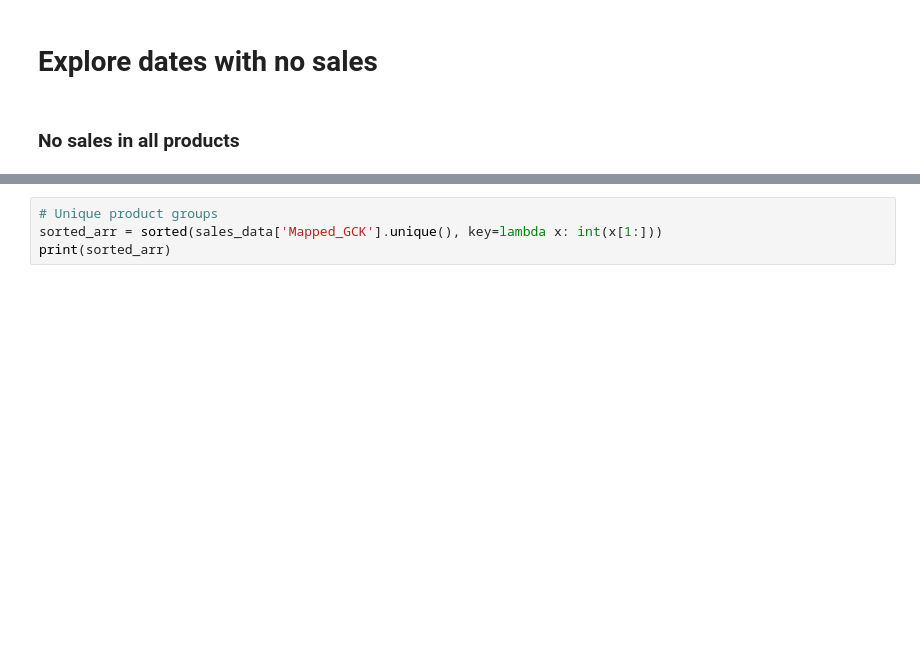
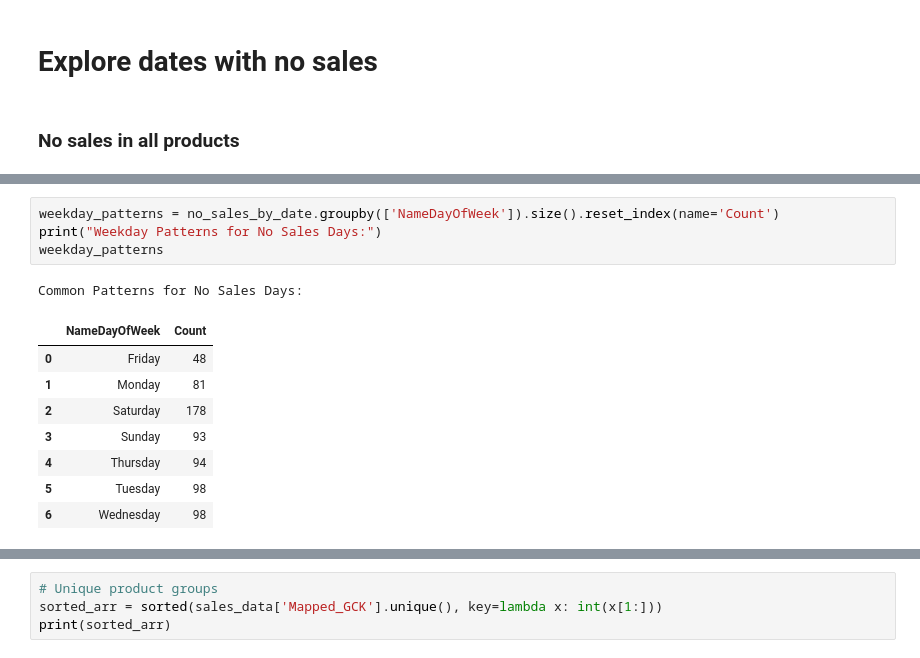
Before and after one commit to MGN19/Siemens-forecast, a Jupyter notebook: explore.ipynb, the cells around one changed output, grey strips where cells are left out. Saved outputs shown, nothing was run; the diff lists cells and outputs as text; blank space fills up the shorter version.

```diff
--- a/explore.ipynb
+++ b/explore.ipynb
@@ -487,0 +474,14 @@ f.plot_nr_sales_by_day_of_week(sales_by_date)
+# %%
+weekday_patterns = no_sales_by_date.groupby(['NameDayOfWeek']).size().reset_index(name='Count')
+print("Weekday Patterns for No Sales Days:")
+weekday_patterns
+# %% [output]
+Common Patterns for No Sales Days:
+|  | NameDayOfWeek | Count |
+| 0 | Friday | 48 |
+| 1 | Monday | 81 |
+| 2 | Saturday | 178 |
+| 3 | Sunday | 93 |
+| 4 | Thursday | 94 |
+| 5 | Tuesday | 98 |
+| 6 | Wednesday | 98 |
```
Also changed, not shown: parts of 7 cells of this notebook.
